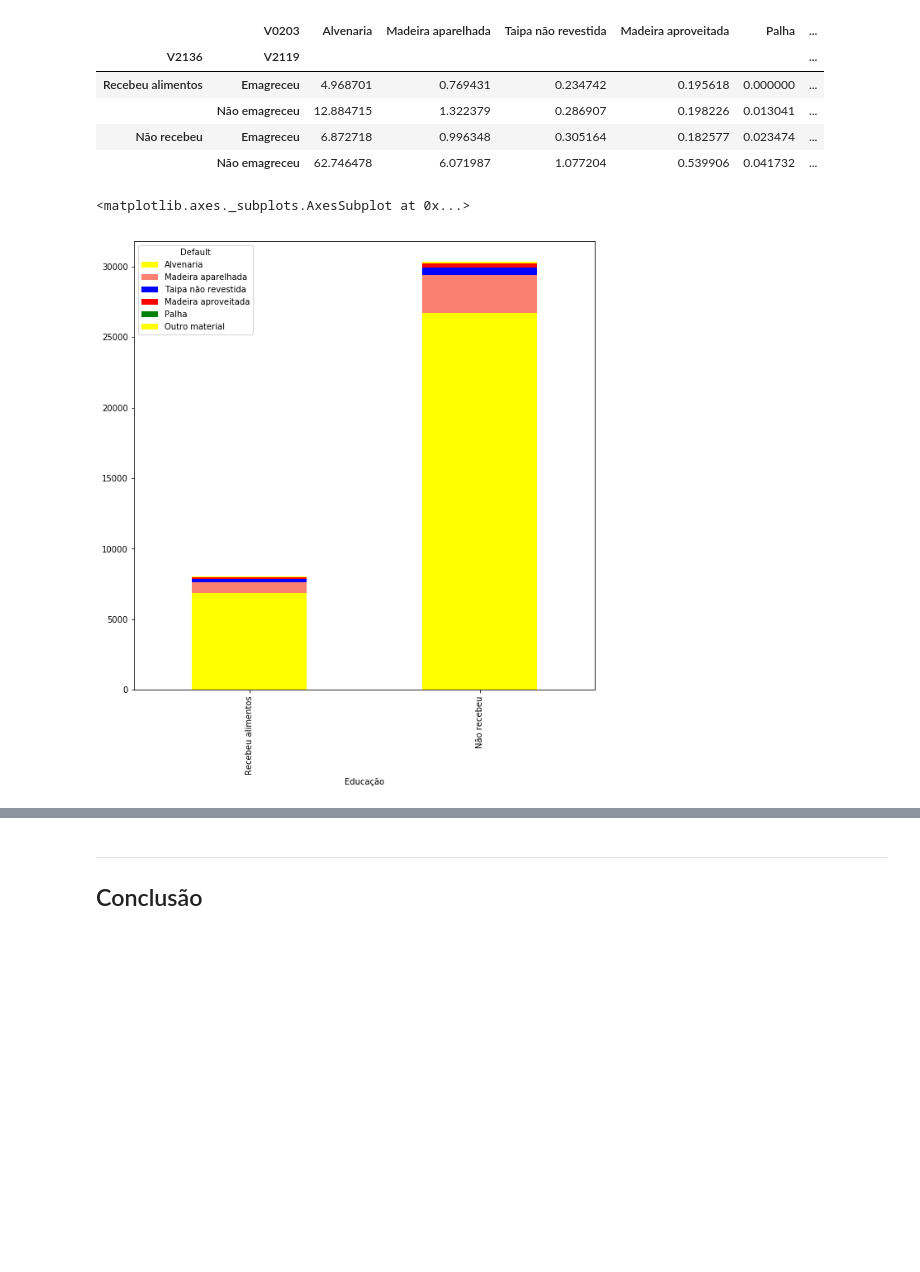
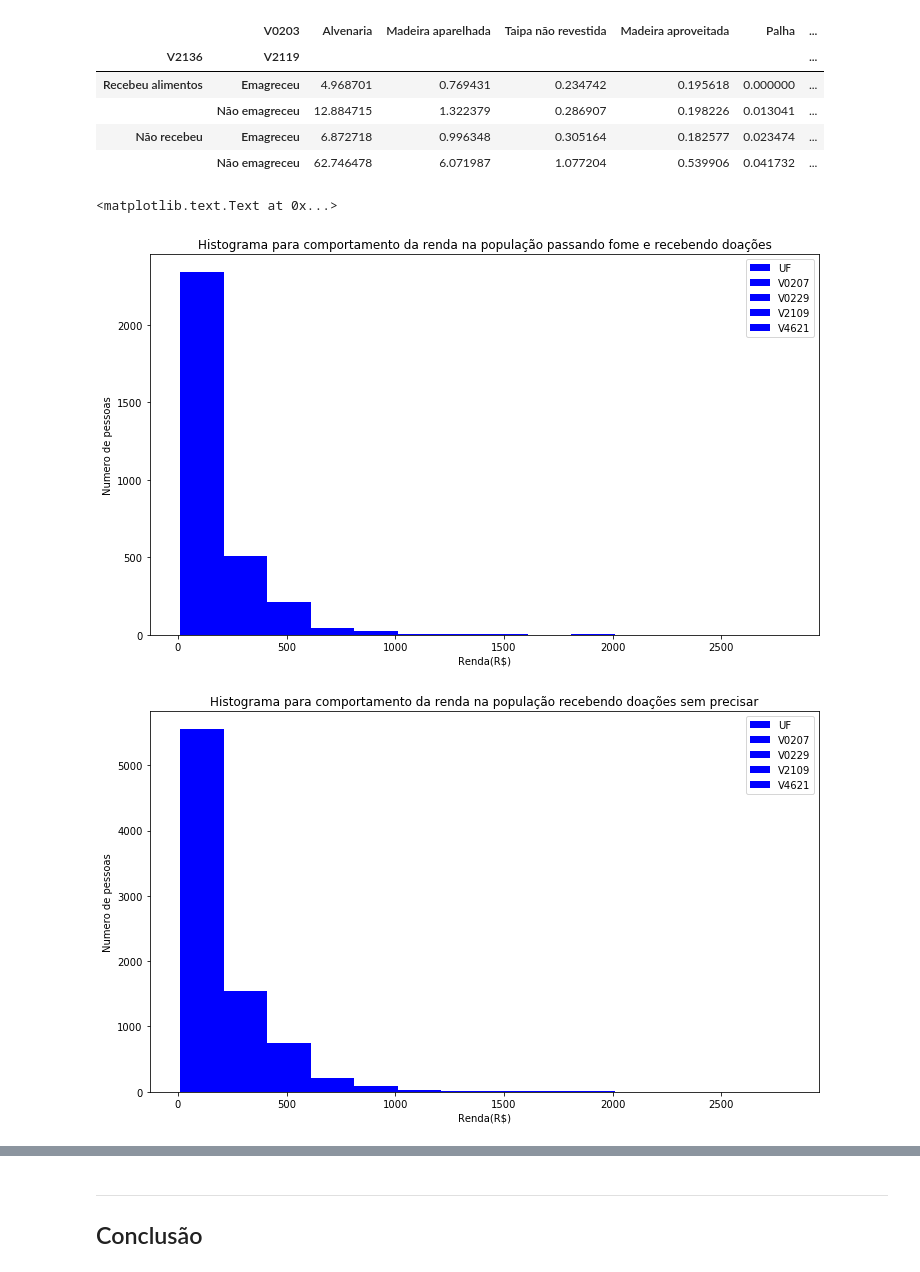
Before and after one commit to leonardoimakuma/projeto-1---CI-NCIA-DOS-DADOS, a Jupyter notebook: Projeto1 Layout.ipynb, the cells around one changed output, grey strips where cells are left out. Drawn from its saved outputs; the diff is of its cells as text; code cells hidden in the pictures; blank space fills up the shorter version.

```diff
--- a/Projeto1 Layout.ipynb
+++ b/Projeto1 Layout.ipynb
@@ -67,6 +63,7 @@ See the caveats in the documentation: http://pandas.pydata.org/pandas-docs/stabl
 | 10 | 11 | Madeira aparelhada | 3.0 | 3.0 | Recebeu alimentos | Sim | Sim | 1.0 | Não emagreceu | 87.0 |
 | 14 | 11 | Alvenaria | 1.0 | 3.0 | Recebeu alimentos | Sim | Não | 3.0 | Não emagreceu | 500.0 |
 # %%
+#Configurando as variaveis que eu usei
 recebeuComida=dadosCompletos.loc[(dadosCompletos['V2136'] =='Recebeu alimentos' ) ]
 naoRecebeuComida=dadosCompletos.loc[(dadosCompletos['V2136'] =='Não recebeu' ) ]
 dadosNaoMagros=dadosCompletos.loc[(dadosCompletos['V2119'] =='Não emagreceu' ) ]
@@ -74,5 +71,8 @@ dadosMagros=dadosCompletos.loc[(dadosCompletos['V2119'] =='Emagreceu' ) ]
 dadosMagrosRecebe=dadosMagros.loc[(dadosMagros['V2136'] =='Recebeu alimentos') ]
 dadosMagrosNaoRecebe=dadosMagros.loc[(dadosMagros['V2136'] =='Não recebeu') ]
 dadosNaoMagrosRecebe=dadosNaoMagros.loc[(dadosNaoMagros['V2136'] =='Recebeu alimentos') ]
+
+rendaFome=dadosMagrosRecebe.loc[(dadosMagrosRecebe.V4621 >= 0) & (dadosMagrosRecebe.V4621 != 999999999999)]
+rendaRecebe=dadosNaoMagrosRecebe.loc[(dadosNaoMagrosRecebe.V4621 >= 0) & (dadosNaoMagrosRecebe.V4621 != 999999999999)]
 # %%
 RENDA_cat = pd.cut(dadosMagros.V4621, bins=10)
@@ -144,13 +92,21 @@ cruzamento
 |  | Não emagreceu | 12.884715 | 1.322379 | 0.286907 | 0.198226 | 0.013041 | ... |
 | Não recebeu | Emagreceu | 6.872718 | 0.996348 | 0.305164 | 0.182577 | 0.023474 | ... |
 |  | Não emagreceu | 62.746478 | 6.071987 | 1.077204 | 0.539906 | 0.041732 | ... |
-# %%
-
-ct5 = pd.crosstab(dadosCompletos.V2136,dadosCompletos.V0203,rownames=['Educação'], colnames=['Default'])
-ct5.plot.bar(color=('yellow', 'salmon', 'blue', 'red', 'green'), stacked=True, figsize = (10,10))
-# %% [output]
-<matplotlib.axes._subplots.AxesSubplot at 0x...>
-[figure, removed]
+# %%
+rendaFomeRecebe=rendaFome
+rendaFomeRecebe.plot(kind='hist',bins = range(10,3000,200),  figsize=(12,7), color=("Blue"))
+plt.title('Histograma para comportamento da renda na população passando fome e recebendo doações')
+plt.xlabel('Renda(R$)')
+plt.ylabel("Numero de pessoas")
+rendaRecebe=rendaRecebe
+rendaRecebe.plot(kind='hist',bins = range(10,3000,200),  figsize=(12,7), color=("Blue"))
+plt.title('Histograma para comportamento da renda na população recebendo doações sem precisar')
+plt.xlabel('Renda(R$)')
+plt.ylabel("Numero de pessoas")
+# %% [output]
+<matplotlib.text.Text at 0x...>
+[figure, added]
+[figure, added]
 # %%
 fig = plt.figure(figsize=(15, 15))
 
```
Also changed, not shown: parts of 21 cells of this notebook.
